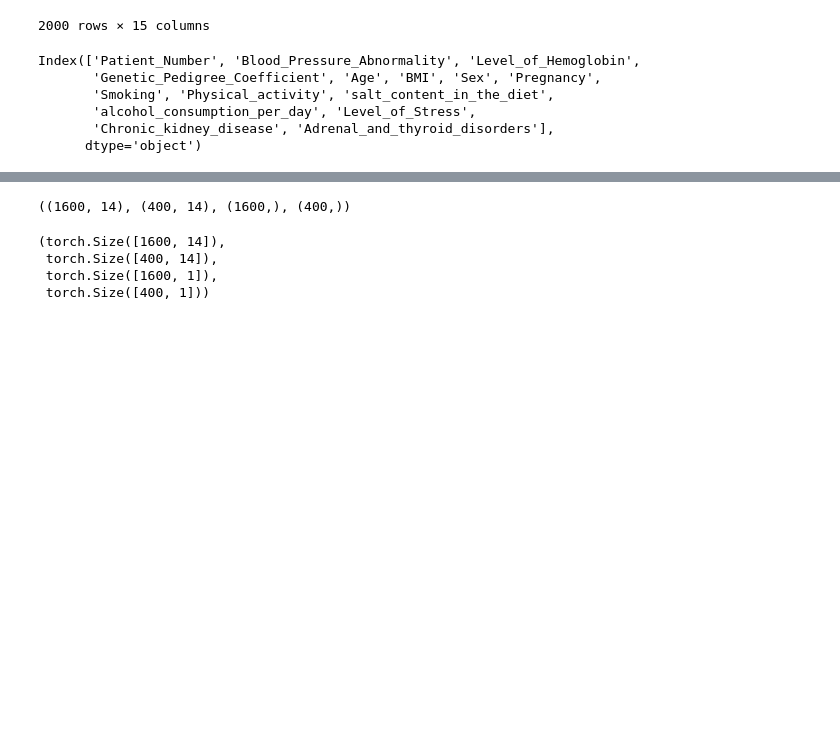
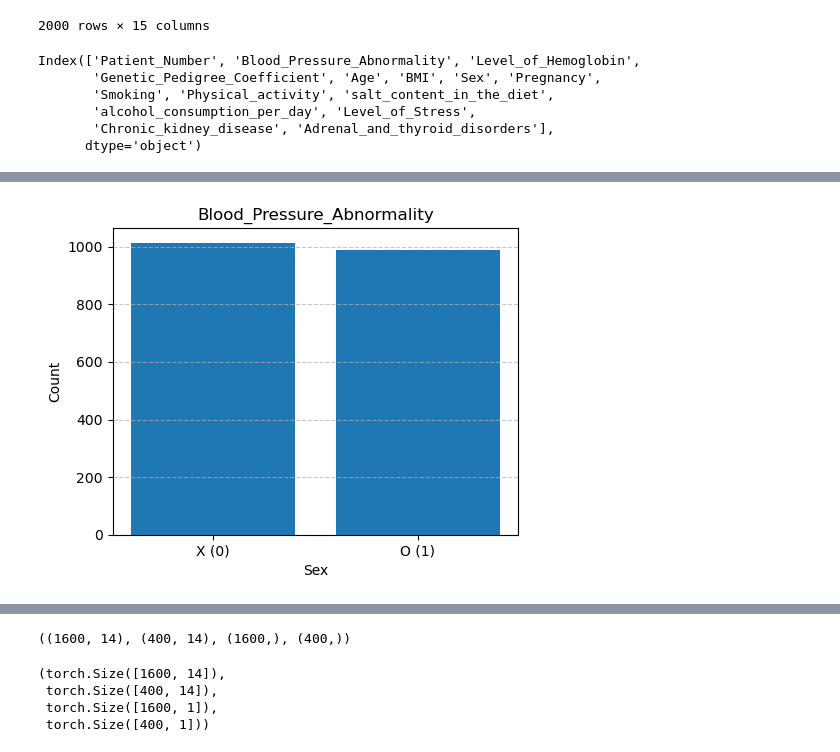
Before and after one commit to tastysoapwater/Introduction-to-Artificial-Intelligence, a Jupyter notebook: week-07/BP_Classification.ipynb, the cells around one changed output, grey strips where cells are left out. Drawn from its saved outputs; the diff is of its cells as text; code cells hidden in the pictures; blank space fills up the shorter version.

```diff
--- a/week-07/BP_Classification.ipynb
+++ b/week-07/BP_Classification.ipynb
@@ -51,0 +110,15 @@ data['Genetic_Pedigree_Coefficient'] = data['Genetic_Pedigree_Coefficient'].fill
+# %%
+# 고혈압 분포 시각화 (0: 없음, 1: 있음으로 가정)
+Pressure_counts = data['Blood_Pressure_Abnormality'].value_counts()
+
+# 막대그래프 그리기
+plt.figure(figsize=(5, 4))
+plt.bar(['X (0)', 'O (1)'], Pressure_counts)
+plt.title('Blood_Pressure_Abnormality')
+plt.xlabel('Sex')
+plt.ylabel('Count')
+plt.grid(axis='y', linestyle='--', alpha=0.7)
+plt.tight_layout()
+plt.show()
+# %% [output]
+[figure, added]
```
Also changed, not shown: parts of 16 cells of this notebook.
